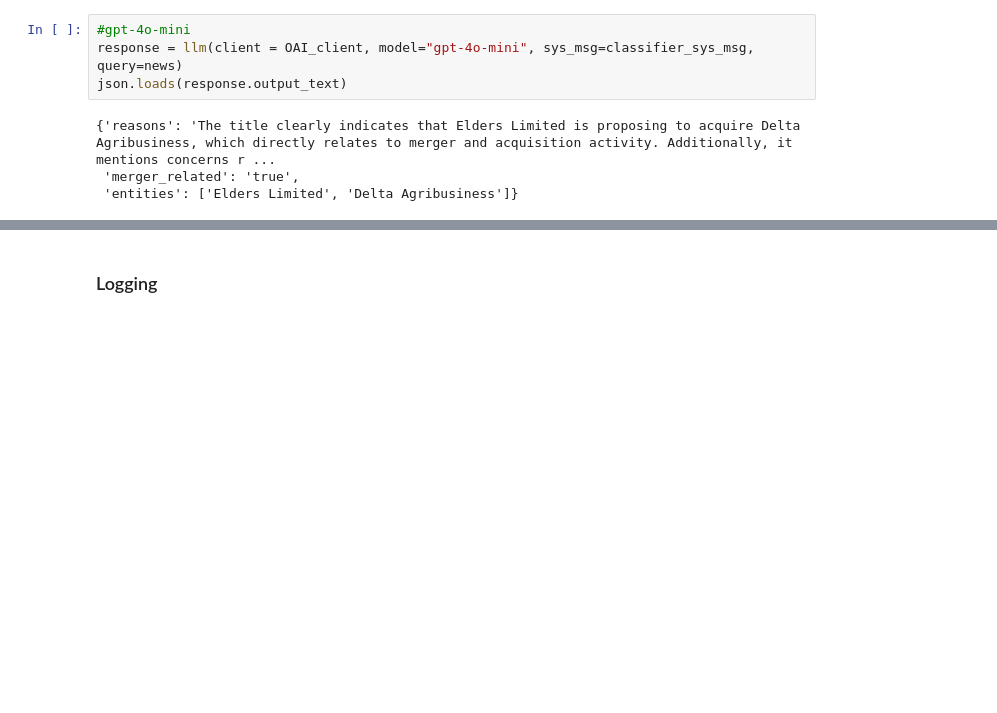
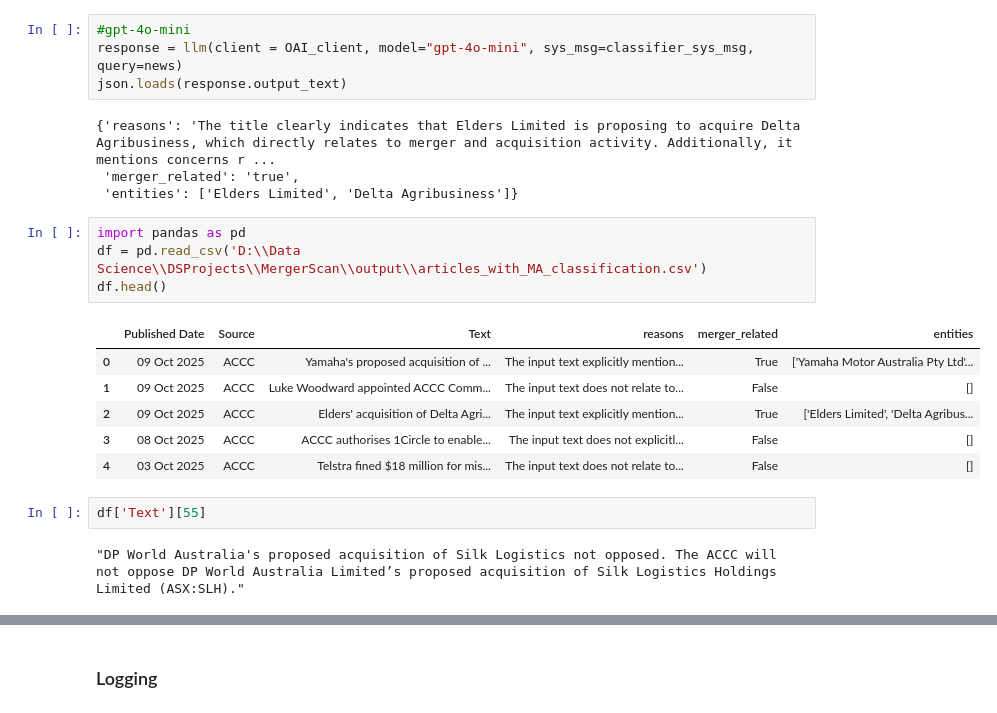
Before and after one commit to chuash/MergerScan, a Jupyter notebook: Draft.ipynb, the cells around one changed output, grey strips where cells are left out. Saved outputs shown, nothing was run; the diff lists cells and outputs as text; blank space fills up the shorter version.

```diff
--- a/Draft.ipynb
+++ b/Draft.ipynb
@@ -1040,3 +1026,18 @@ json.loads(response.output_text)
 {'reasons': 'The title clearly indicates that Elders Limited is proposing to acquire Delta Agribusiness, which directly relates to merger and acquisition activity. Additionally, it mentions concerns r ...
  'merger_related': 'true',
  'entities': ['Elders Limited', 'Delta Agribusiness']}
+# %%
+import pandas as pd
+df = pd.read_csv('D:\\Data Science\\DSProjects\\MergerScan\\output\\articles_with_MA_classification.csv')
+df.head()
+# %% [output]
+|  | Published Date | Source | Text | reasons | merger_related | entities |
+| 0 | 09 Oct 2025 | ACCC | Yamaha's proposed acquisition of ... | The input text explicitly mention... | True | ['Yamaha Motor Australia Pty Ltd'... |
+| 1 | 09 Oct 2025 | ACCC | Luke Woodward appointed ACCC Comm... | The input text does not relate to... | False | [] |
+| 2 | 09 Oct 2025 | ACCC | Elders' acquisition of Delta Agri... | The input text explicitly mention... | True | ['Elders Limited', 'Delta Agribus... |
+| 3 | 08 Oct 2025 | ACCC | ACCC authorises 1Circle to enable... | The input text does not explicitl... | False | [] |
+| 4 | 03 Oct 2025 | ACCC | Telstra fined $18 million for mis... | The input text does not relate to... | False | [] |
+# %%
+df['Text'][55]
+# %% [output]
+"DP World Australia's proposed acquisition of Silk Logistics not opposed. The ACCC will not oppose DP World Australia Limited’s proposed acquisition of Silk Logistics Holdings Limited (ASX:SLH)."
```
Also changed, not shown: parts of 6 cells of this notebook, 1 other file.
